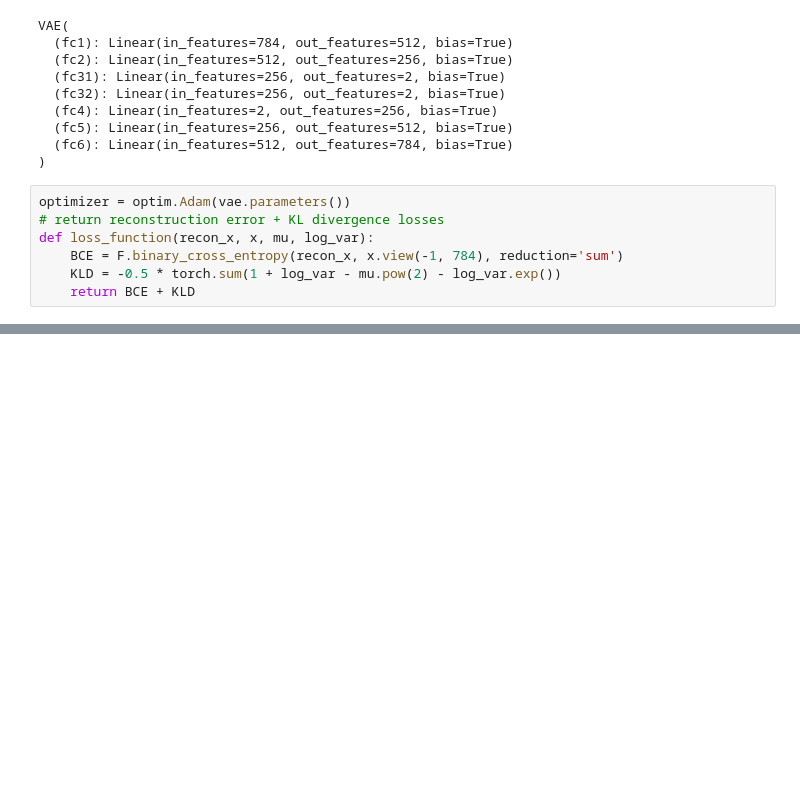
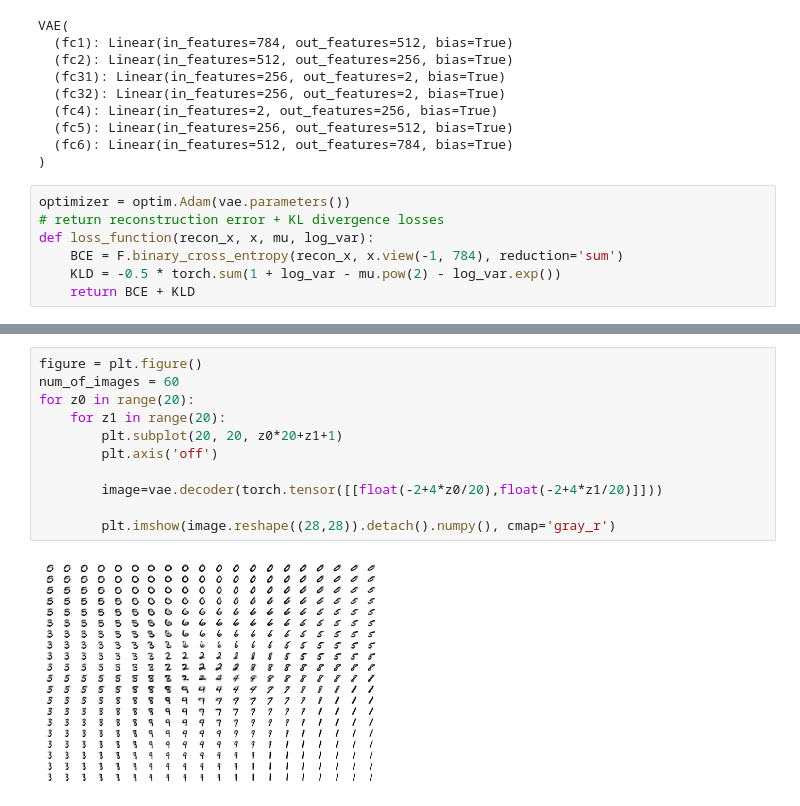
Before and after one commit to YannFra/Variational_Autoencoder, a Jupyter notebook: VAE.ipynb, the cells around one changed output, grey strips where cells are left out. Cells and saved outputs as stored; diff of their text form; blank space fills up the shorter version.

```diff
--- a/VAE.ipynb
+++ b/VAE.ipynb
@@ -325,0 +375,13 @@ with torch.no_grad():
+# %%
+figure = plt.figure()
+num_of_images = 60
+for z0 in range(20):
+    for z1 in range(20):
+        plt.subplot(20, 20, z0*20+z1+1)
+        plt.axis('off')
+
+        image=vae.decoder(torch.tensor([[float(-2+4*z0/20),float(-2+4*z1/20)]]))
+
+        plt.imshow(image.reshape((28,28)).detach().numpy(), cmap='gray_r')
+# %% [output]
+[figure, added]
```
Also changed, not shown: parts of 21 cells of this notebook, 1 other file.
